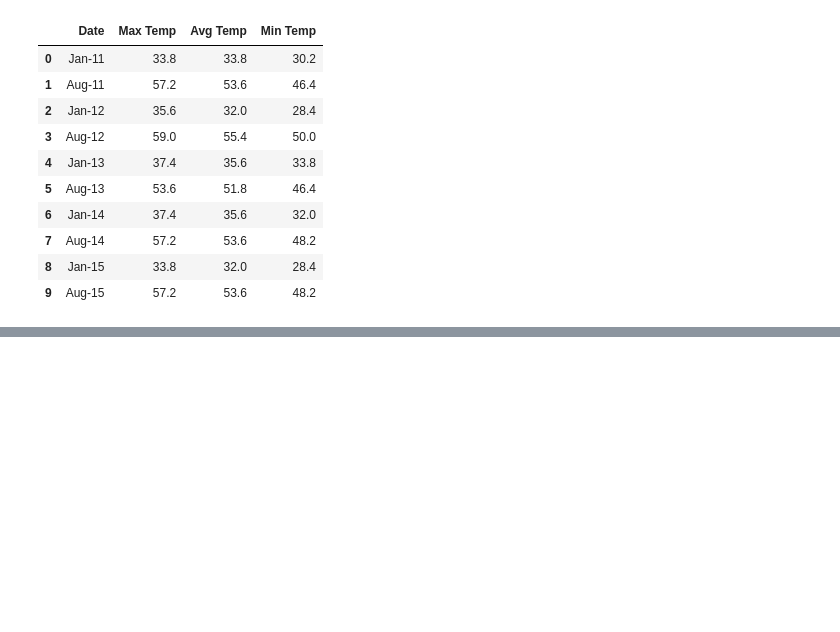
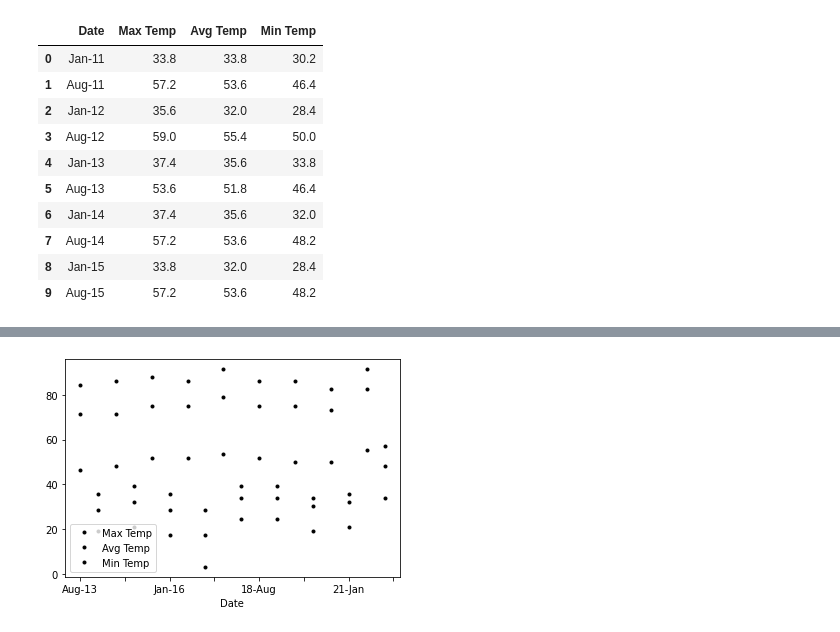
Before and after one commit to CharlotteC21/Cryptocurreny-Trend-Analysis-Group-Project, a Jupyter notebook: Data Mining Center - Weather.ipynb, the cells around one changed output, grey strips where cells are left out. Drawn from its saved outputs; the diff is of its cells as text; code cells hidden in the pictures; blank space fills up the shorter version.

```diff
--- a/Data Mining Center - Weather.ipynb
+++ b/Data Mining Center - Weather.ipynb
@@ -72,0 +93,7 @@ plt.show()
+# %%
+
+series = pd.read_csv("../Group Project 1/WashingtonDataCenter.csv", header=0, index_col=0, parse_dates=True, squeeze=True)
+series.plot(style='k.')
+plt.show()
+# %% [output]
+[figure, added]
```
Also changed, not shown: parts of 8 cells of this notebook.
